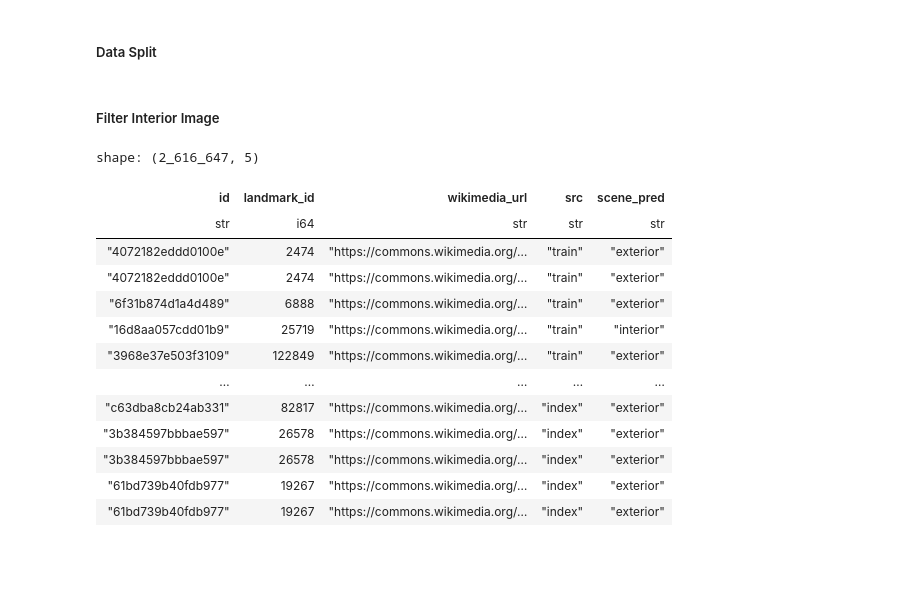
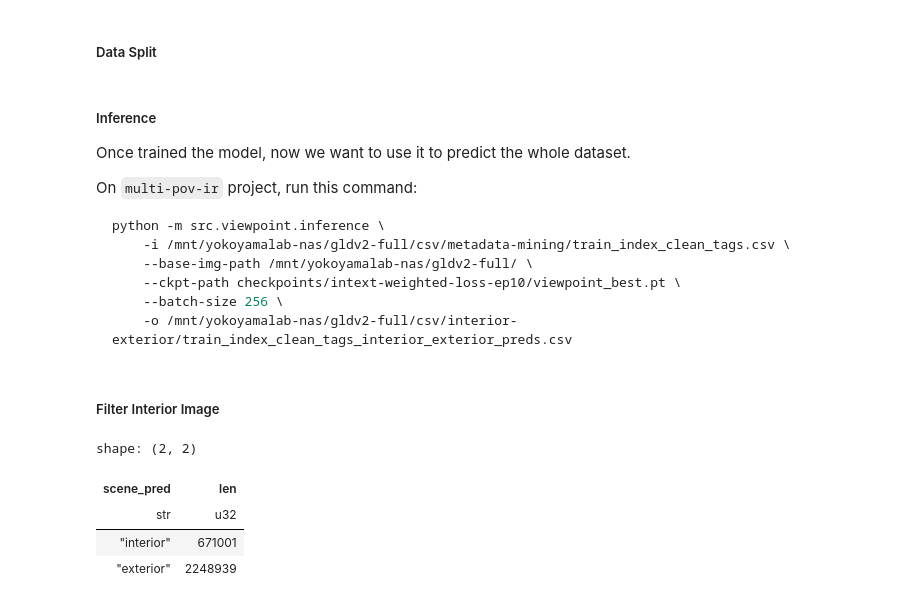
Before and after one commit to fhrzn/geocir, a Jupyter notebook: notebooks/wikidata.ipynb, the cells around one changed output. Drawn from its saved outputs; the diff is of its cells as text; code cells hidden in the pictures; blank space fills up the shorter version.

Commit message:
add: full data processing pipeline with documentation

````diff
--- a/notebooks/wikidata.ipynb
+++ b/notebooks/wikidata.ipynb
@@ -689,23 +702,30 @@ val.write_csv("/mnt/yokoyamalab-nas/gldv2-full/csv/interior-exterior/intext-val.
 test.write_csv("/mnt/yokoyamalab-nas/gldv2-full/csv/interior-exterior/intext-test.csv")
 
 train.shape, val.shape, test.shape
+# %% [markdown]
+##### Inference
+
+Once trained the model, now we want to use it to predict the whole dataset.
+
+On `multi-pov-ir` project, run this command:
+```bash
+python -m src.viewpoint.inference \
+    -i /mnt/yokoyamalab-nas/gldv2-full/csv/metadata-mining/train_index_clean_tags.csv \
+    --base-img-path /mnt/yokoyamalab-nas/gldv2-full/ \
+    --ckpt-path checkpoints/intext-weighted-loss-ep10/viewpoint_best.pt \
+    --batch-size 256 \
+    -o /mnt/yokoyamalab-nas/gldv2-full/csv/interior-exterior/train_index_clean_tags_interior_exterior_preds.csv
+```
 # %% [markdown]
 ##### Filter Interior Image
 # %%
-intext_pred = pl.read_csv("../../datasets/google-landmark/intext_pred.csv")
-intext_pred
+intext_pred = pl.read_csv(
+    "/mnt/yokoyamalab-nas/gldv2-full/csv/interior-exterior/train_index_clean_tags_interior_exterior_preds.csv"
+)
+intext_pred.group_by("scene_pred").agg(pl.len())
 # %% [output]
-shape: (2_616_647, 5)
+shape: (2, 2)
-| id | landmark_id | wikimedia_url | src | scene_pred |
-| str | i64 | str | str | str |
-| "4072182eddd0100e" | 2474 | "https://commons.wikimedia.org/… | "train" | "exterior" |
-| "4072182eddd0100e" | 2474 | "https://commons.wikimedia.org/… | "train" | "exterior" |
-| "6f31b874d1a4d489" | 6888 | "https://commons.wikimedia.org/… | "train" | "exterior" |
-| "16d8aa057cdd01b9" | 25719 | "https://commons.wikimedia.org/… | "train" | "interior" |
-| "3968e37e503f3109" | 122849 | "https://commons.wikimedia.org/… | "train" | "exterior" |
-| … | … | … | … | … |
-| "c63dba8cb24ab331" | 82817 | "https://commons.wikimedia.org/… | "index" | "exterior" |
-| "3b384597bbbae597" | 26578 | "https://commons.wikimedia.org/… | "index" | "exterior" |
-| "3b384597bbbae597" | 26578 | "https://commons.wikimedia.org/… | "index" | "exterior" |
-| "61bd739b40fdb977" | 19267 | "https://commons.wikimedia.org/… | "index" | "exterior" |
-| "61bd739b40fdb977" | 19267 | "https://commons.wikimedia.org/… | "index" | "exterior" |
+| scene_pred | len |
+| str | u32 |
+| "interior" | 671001 |
+| "exterior" | 2248939 |
````
Also changed, not shown: parts of 77 cells of this notebook.
